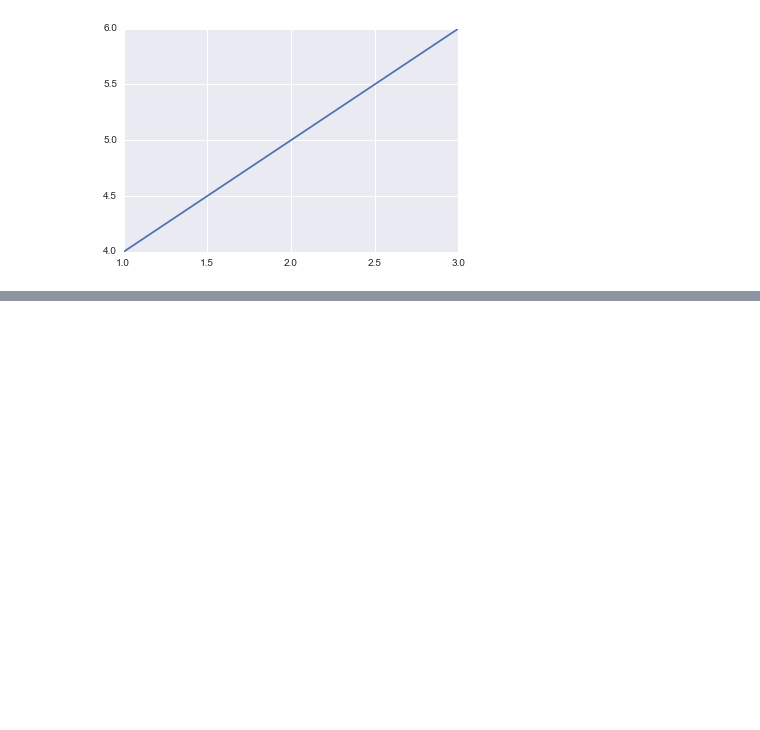
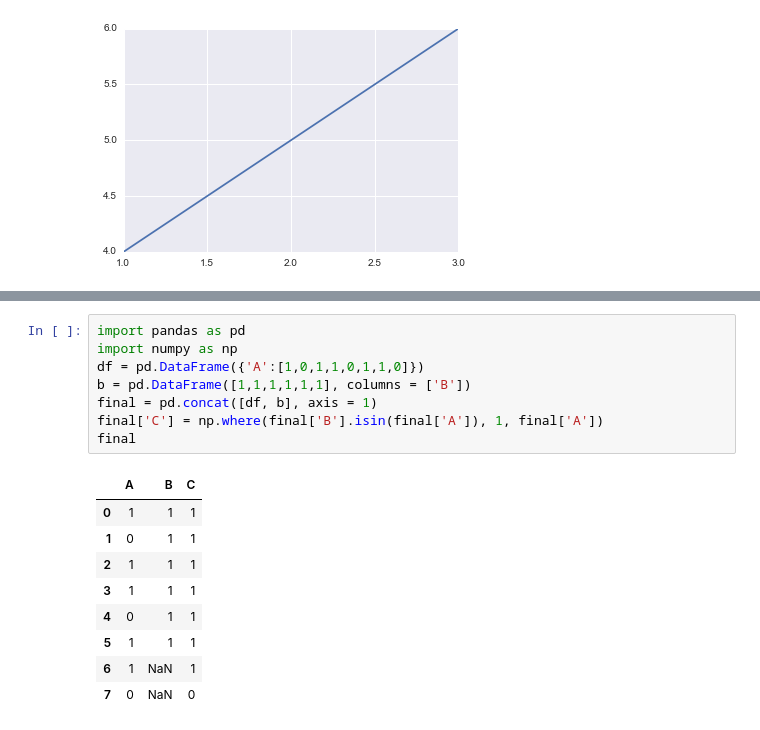
Before and after one commit to dmuralik/datascience, a Jupyter notebook: projects/misc/myfirstnb.ipynb, the cells around one changed output, grey strips where cells are left out. Drawn from its saved outputs; the diff is of its cells as text; blank space fills up the shorter version.

```diff
--- a/projects/misc/myfirstnb.ipynb
+++ b/projects/misc/myfirstnb.ipynb
@@ -93,0 +107,18 @@ plt.plot([1,2,3],[4,5,6])
+# %%
+import pandas as pd
+import numpy as np
+df = pd.DataFrame({'A':[1,0,1,1,0,1,1,0]})
+b = pd.DataFrame([1,1,1,1,1,1], columns = ['B'])
+final = pd.concat([df, b], axis = 1)
+final['C'] = np.where(final['B'].isin(final['A']), 1, final['A'])
+final
+# %% [output]
+|  | A | B | C |
+| 0 | 1 | 1 | 1 |
+| 1 | 0 | 1 | 1 |
+| 2 | 1 | 1 | 1 |
+| 3 | 1 | 1 | 1 |
+| 4 | 0 | 1 | 1 |
+| 5 | 1 | 1 | 1 |
+| 6 | 1 | NaN | 1 |
+| 7 | 0 | NaN | 0 |
```
Also changed, not shown: parts of 8 cells of this notebook, 19 other files.
